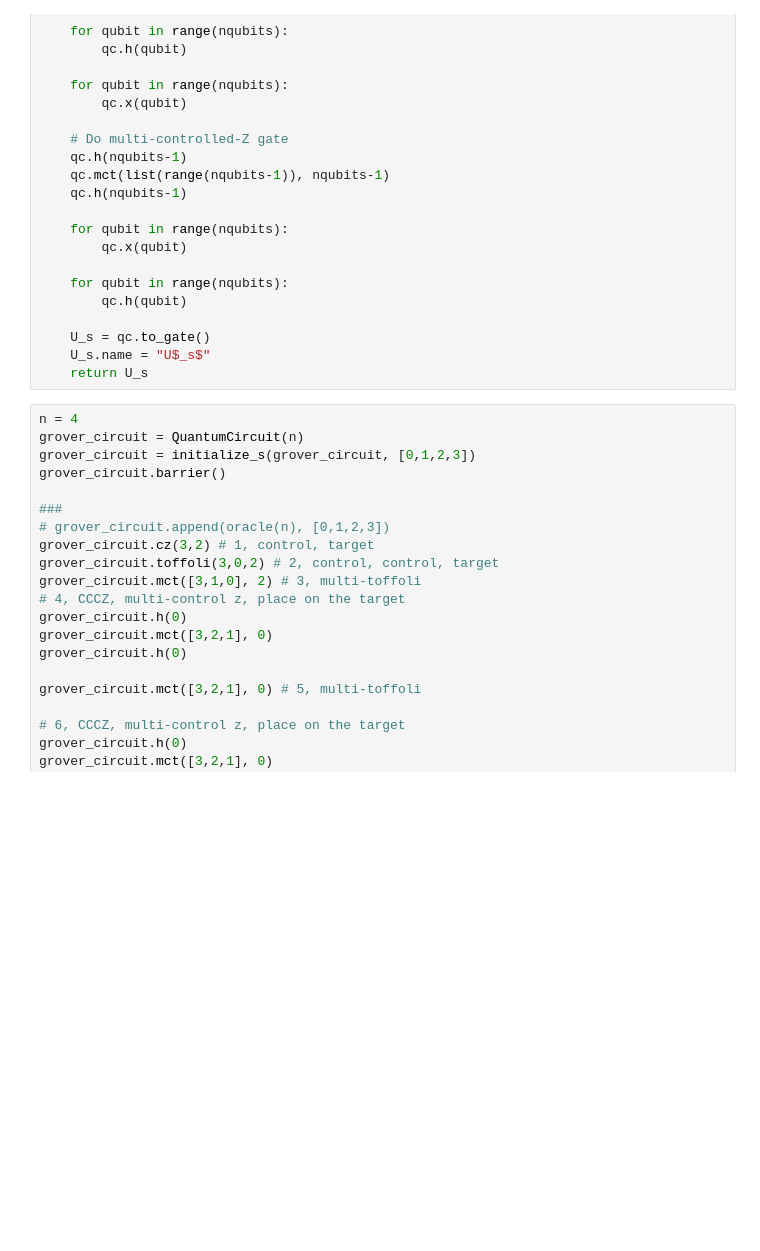
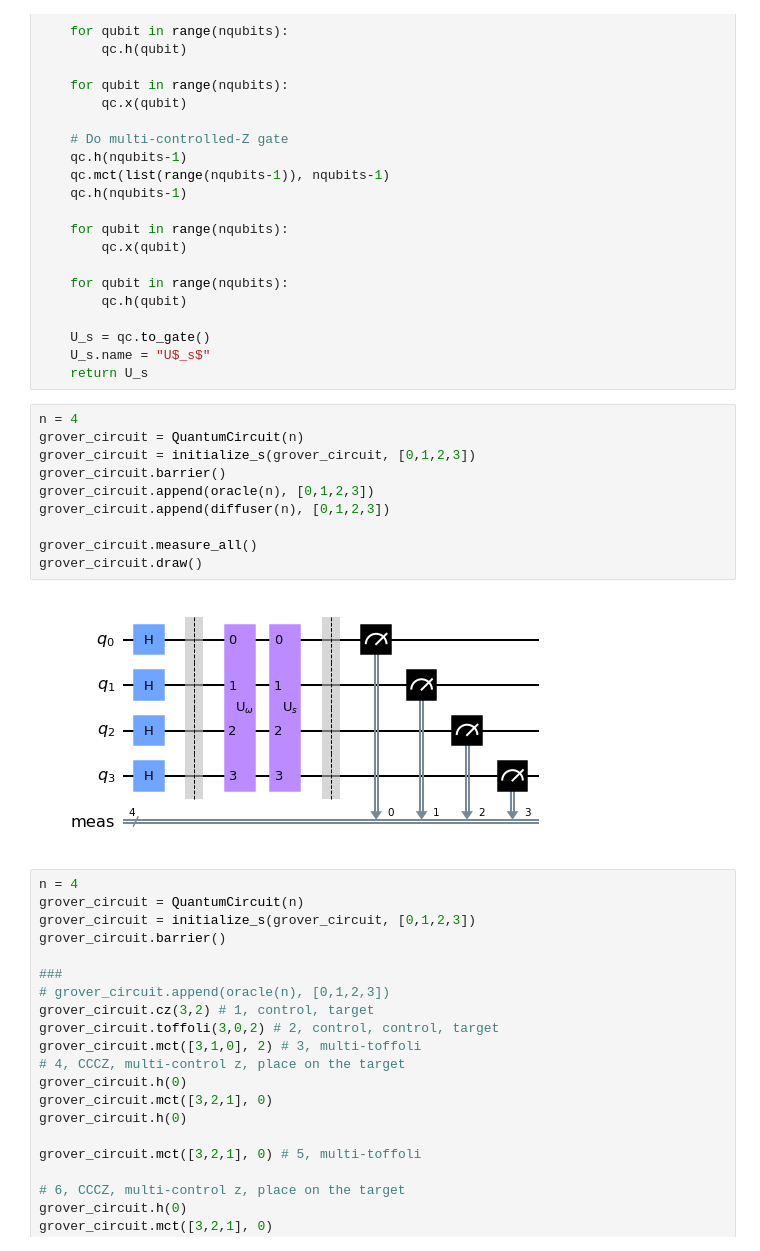
Before and after one commit to Yi-Huaaa/2022-qosf_cohort-5, a Jupyter notebook: qosf.ipynb, the cells around one changed output. Saved outputs shown, nothing was run; the diff lists cells and outputs as text; blank space fills up the shorter version.

```diff
--- a/qosf.ipynb
+++ b/qosf.ipynb
@@ -64,6 +64,18 @@ def diffuser(nqubits):
     U_s = qc.to_gate()
     U_s.name = "U$_s$"
     return U_s
+# %%
+n = 4
+grover_circuit = QuantumCircuit(n)
+grover_circuit = initialize_s(grover_circuit, [0,1,2,3])
+grover_circuit.barrier()
+grover_circuit.append(oracle(n), [0,1,2,3])
+grover_circuit.append(diffuser(n), [0,1,2,3])
+
+grover_circuit.measure_all()
+grover_circuit.draw()
+# %% [output]
+[figure, added]
 # %%
 n = 4
 grover_circuit = QuantumCircuit(n)
```
Also changed, not shown: parts of 1 cell of this notebook.
